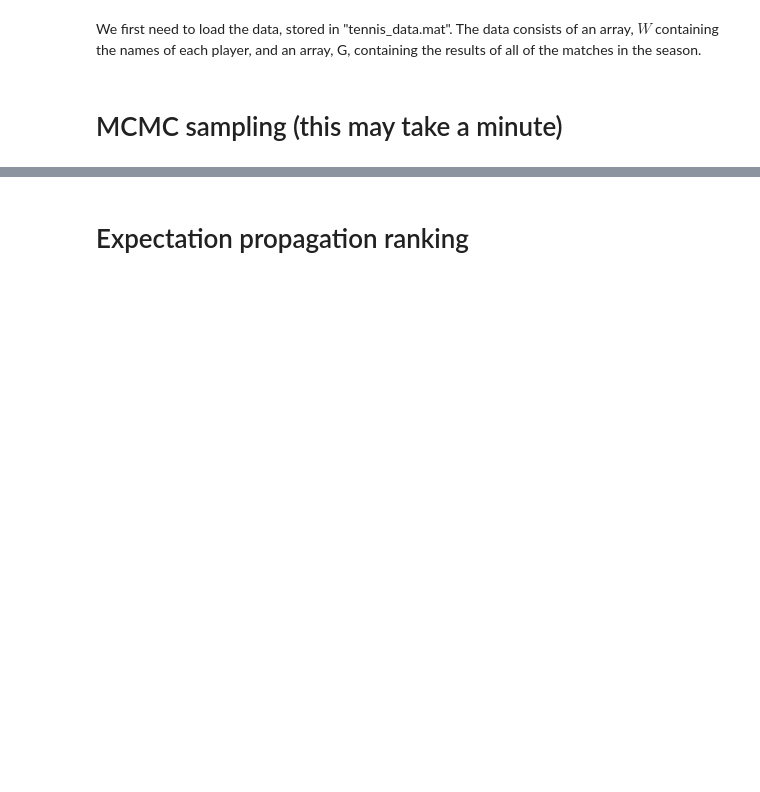
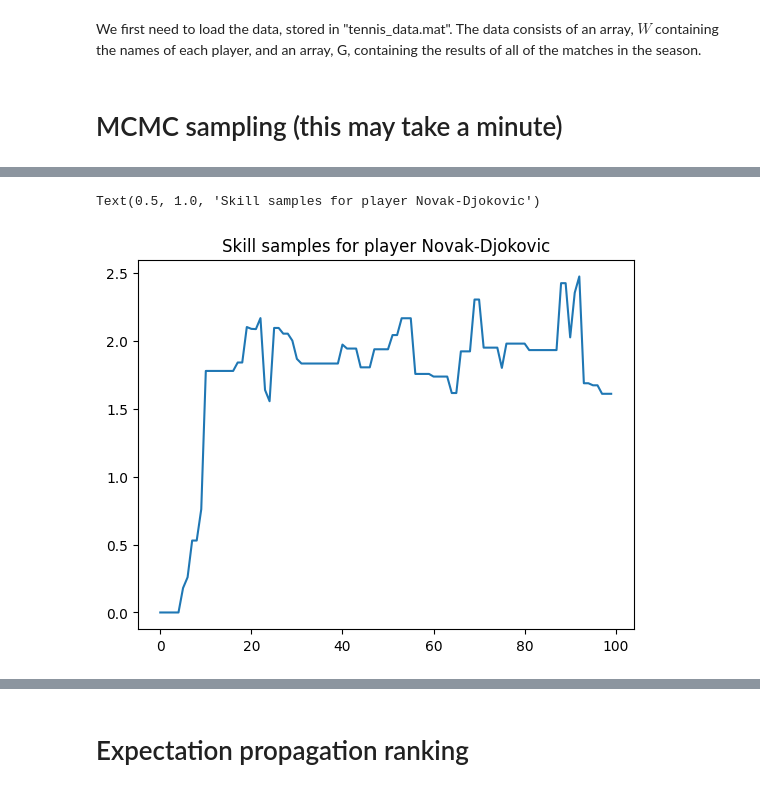
Before and after one commit to KaedeZzz/4F13-CW2, a Jupyter notebook: coursework2.ipynb, the cells around one changed output, grey strips where cells are left out. Cells and saved outputs as stored; diff of their text form; code cells hidden in the pictures; blank space fills up the shorter version.

```diff
--- a/coursework2.ipynb
+++ b/coursework2.ipynb
@@ -42,0 +43,7 @@ Acceptance rate: 0.448
+# %%
+player = 15
+plt.plot(skill_samples[player,:100])
+plt.title(f'Skill samples for player {W[player][0]}')
+# %% [output]
+Text(0.5, 1.0, 'Skill samples for player Novak-Djokovic')
+[figure, added]
```
Also changed, not shown: parts of 17 cells of this notebook.
